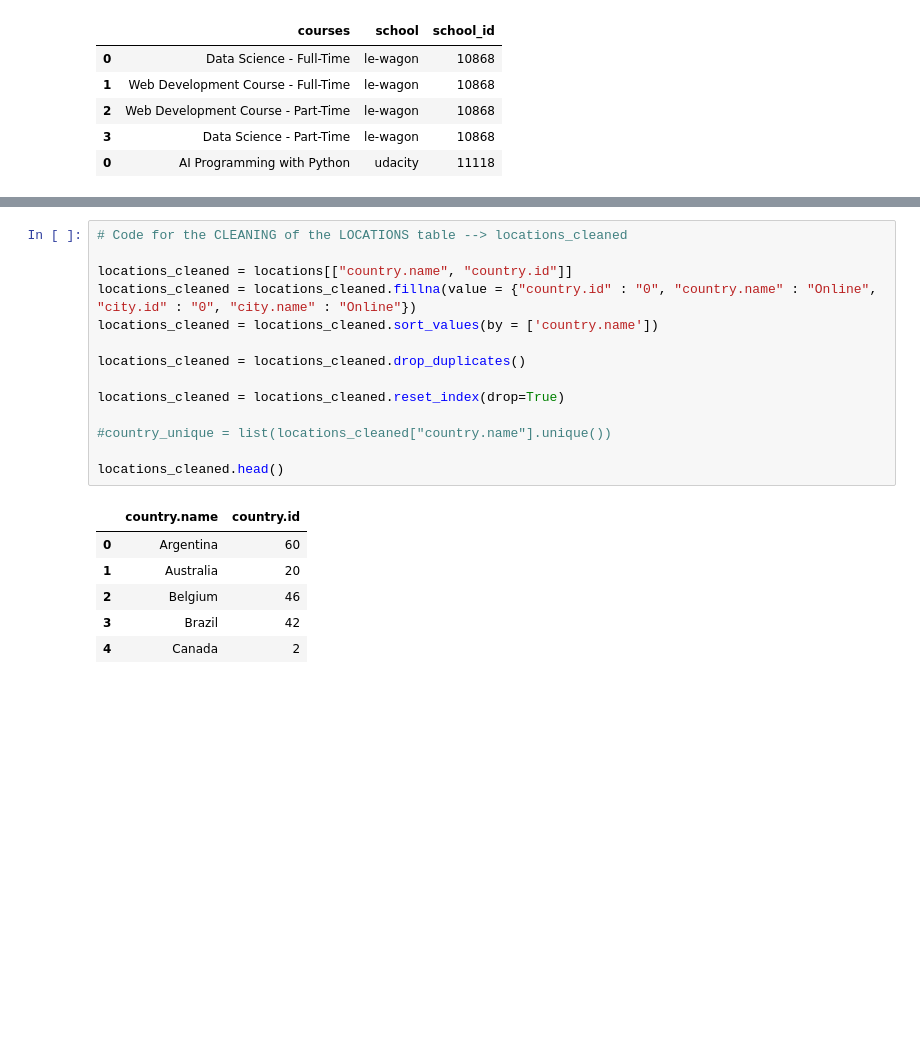
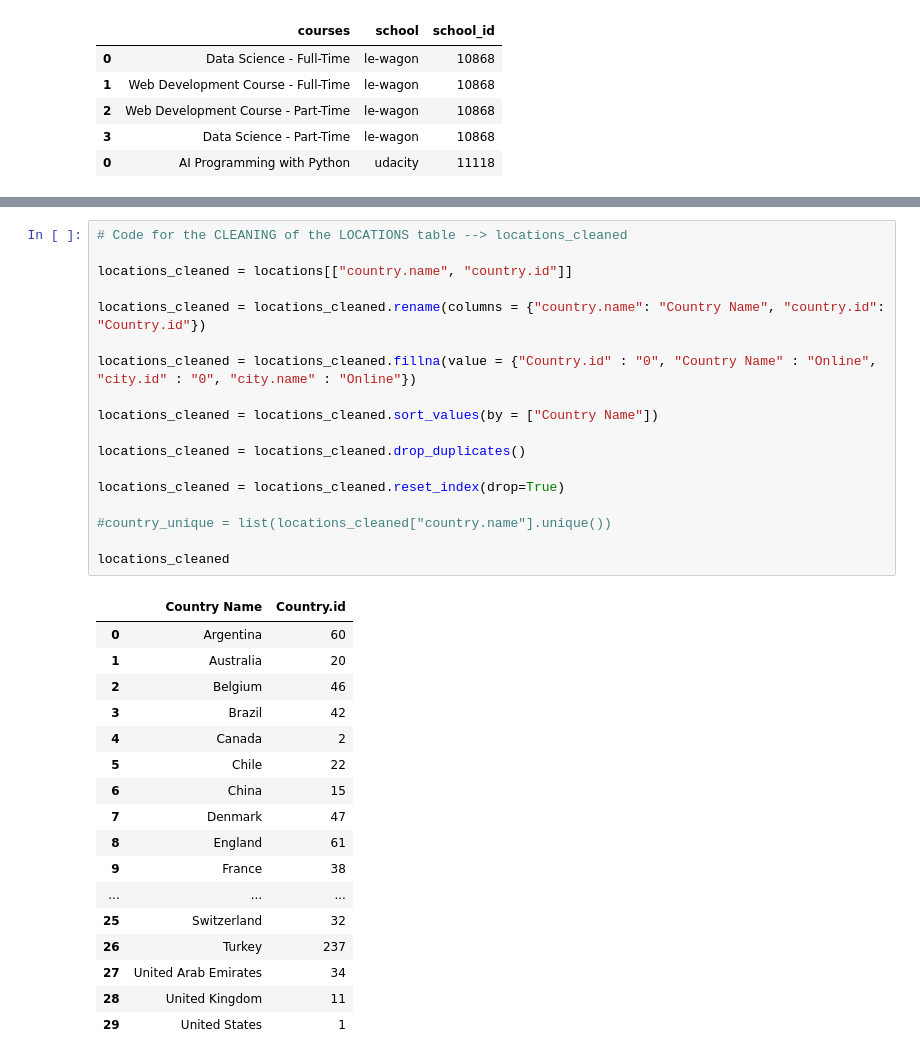
Before and after one commit to MariaEstebanDA/2nd-Project, a Jupyter notebook: 2nd Project_SQL.ipynb, the cells around one changed output, grey strips where cells are left out. Saved outputs shown, nothing was run; the diff lists cells and outputs as text; blank space fills up the shorter version.

```diff
--- a/2nd Project_SQL.ipynb
+++ b/2nd Project_SQL.ipynb
@@ -221,24 +221,39 @@ schools.head()
 # %%
 # Code for the CLEANING of the LOCATIONS table --> locations_cleaned
 
 locations_cleaned = locations[["country.name", "country.id"]]
-locations_cleaned = locations_cleaned.fillna(value = {"country.id" : "0", "country.name" : "Online", "city.id" : "0", "city.name" : "Online"})
-locations_cleaned = locations_cleaned.sort_values(by = ['country.name'])
+
+locations_cleaned = locations_cleaned.rename(columns = {"country.name": "Country Name", "country.id": "Country.id"})
+
+locations_cleaned = locations_cleaned.fillna(value = {"Country.id" : "0", "Country Name" : "Online", "city.id" : "0", "city.name" : "Online"})
+
+locations_cleaned = locations_cleaned.sort_values(by = ["Country Name"])
 
 locations_cleaned = locations_cleaned.drop_duplicates()
 
 locations_cleaned = locations_cleaned.reset_index(drop=True)
 
 #country_unique = list(locations_cleaned["country.name"].unique())
 
-locations_cleaned.head()
+locations_cleaned
 # %% [output]
-|  | country.name | country.id |
+|  | Country Name | Country.id |
 | 0 | Argentina | 60 |
 | 1 | Australia | 20 |
 | 2 | Belgium | 46 |
 | 3 | Brazil | 42 |
 | 4 | Canada | 2 |
+| 5 | Chile | 22 |
+| 6 | China | 15 |
+| 7 | Denmark | 47 |
+| 8 | England | 61 |
+| 9 | France | 38 |
+| ... | ... | ... |
+| 25 | Switzerland | 32 |
+| 26 | Turkey | 237 |
+| 27 | United Arab Emirates | 34 |
+| 28 | United Kingdom | 11 |
+| 29 | United States | 1 |
 # %%
 # Code to ADD the AVERAGE INCOME in each country in the table locations_cleaned
 
```
Also changed, not shown: parts of 6 cells of this notebook.
